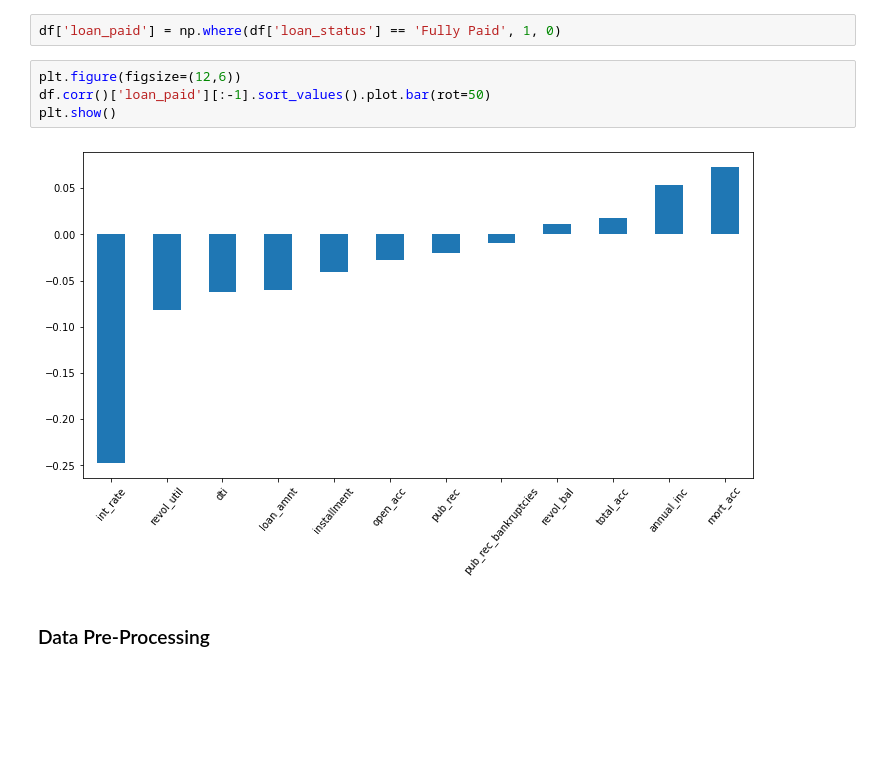
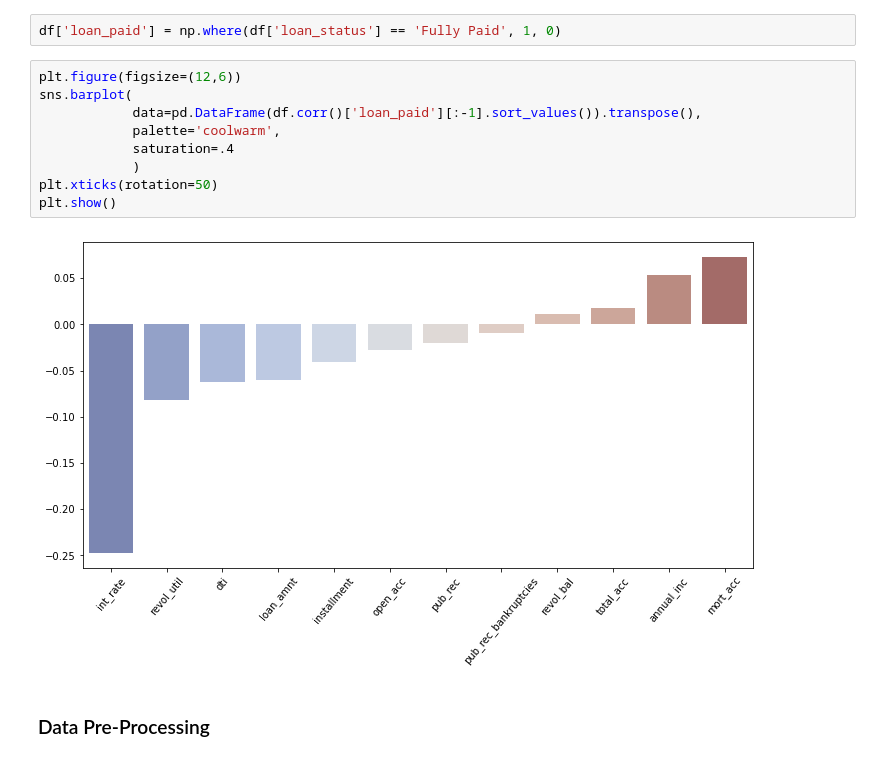
Before and after one commit to maciej-ziaja/Lending-Club, a Jupyter notebook: loan_pay_back_predict.ipynb, the cells around one changed output. Drawn from its saved outputs; the diff is of its cells as text; blank space fills up the shorter version.

```diff
--- a/loan_pay_back_predict.ipynb
+++ b/loan_pay_back_predict.ipynb
@@ -232,9 +238,14 @@ For that, it needs to be changed from categorical to numerical:
 df['loan_paid'] = np.where(df['loan_status'] == 'Fully Paid', 1, 0)
 # %%
 plt.figure(figsize=(12,6))
-df.corr()['loan_paid'][:-1].sort_values().plot.bar(rot=50)
+sns.barplot(
+            data=pd.DataFrame(df.corr()['loan_paid'][:-1].sort_values()).transpose(),
+            palette='coolwarm',
+            saturation=.4
+            )
+plt.xticks(rotation=50)
 plt.show()
 # %% [output]
-[figure, old version]
+[figure, new version]
 # %% [markdown]
 ### Data Pre-Processing
```
Also changed, not shown: parts of 28 cells of this notebook, 1 other file.
